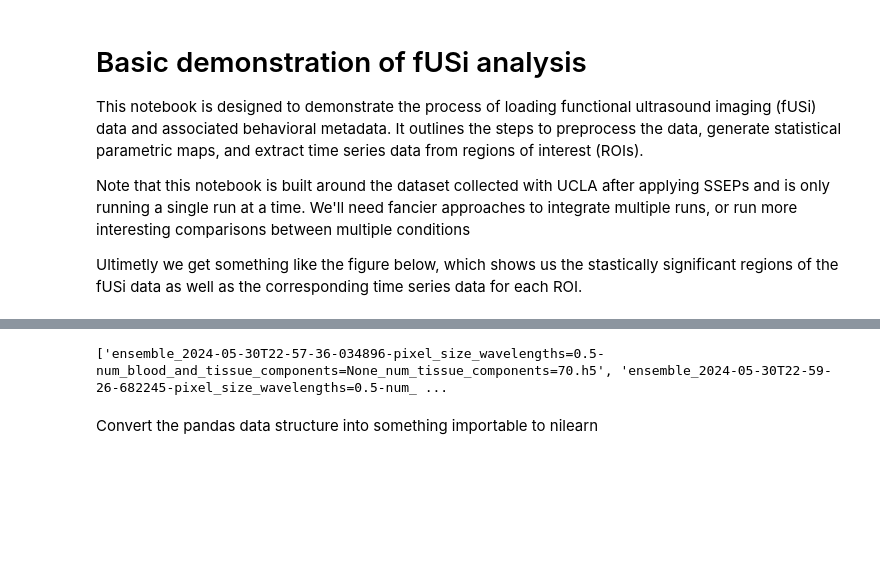
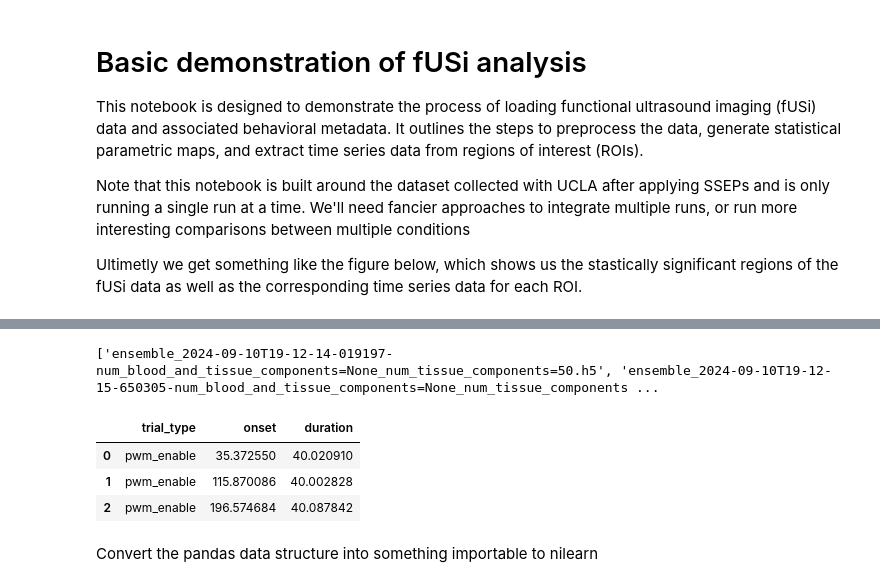
Before and after one commit to ClaireNastaskin/processing_fusi, a Jupyter notebook: Experiments/process_caltech_eventstream.ipynb, the cells around one changed output, grey strips where cells are left out. Cells and saved outputs as stored; diff of their text form; code cells hidden in the pictures; blank space fills up the shorter version.

```diff
--- a/Experiments/process_caltech_eventstream.ipynb
+++ b/Experiments/process_caltech_eventstream.ipynb
@@ -83,17 +80,14 @@ python -m mangrove.io.convert.beamformed_to_doppler input_mode=experiments_root_
 # %%
 # Create the events data structure to create a design matrix
-fusi_info=utils.load_fUSi_info(dm.power_doppler_path,num_tissue_components=70)
-# task_info=utils.process_task_log(dm.log_file_path,fusi_info,timeoffset=time_zone_offset)
-# events=utils.calculate_stimulus_events(task_info)
-# Add a specified offset to the event times
-# events['onset'] += event_time_offset
-
-
+fusi_info=utils.load_fUSi_info(dm.power_doppler_path,num_tissue_components=50)
 task_info = utils.extract_events_from_h5(dm.task_event_file_path)
 events=utils.calculate_stimulus_events_caltech_daq(task_info)
 probe_events=utils.extract_probe_events_from_h5(dm.probe_event_file_path)
-# probe_events.raw_file_name[0]
-
 events['onset'] += event_time_offset
+events
 # %% [output]
-['ensemble_2024-05-30T22-57-36-034896-pixel_size_wavelengths=0.5-num_blood_and_tissue_components=None_num_tissue_components=70.h5', 'ensemble_2024-05-30T22-59-26-682245-pixel_size_wavelengths=0.5-num_ ...
+['ensemble_2024-09-10T19-12-14-019197-num_blood_and_tissue_components=None_num_tissue_components=50.h5', 'ensemble_2024-09-10T19-12-15-650305-num_blood_and_tissue_components=None_num_tissue_components ...
+|  | trial_type | onset | duration |
+| 0 | pwm_enable | 35.372550 | 40.020910 |
+| 1 | pwm_enable | 115.870086 | 40.002828 |
+| 2 | pwm_enable | 196.574684 | 40.087842 |
```
Also changed, not shown: parts of 18 cells of this notebook, 2 other files.
